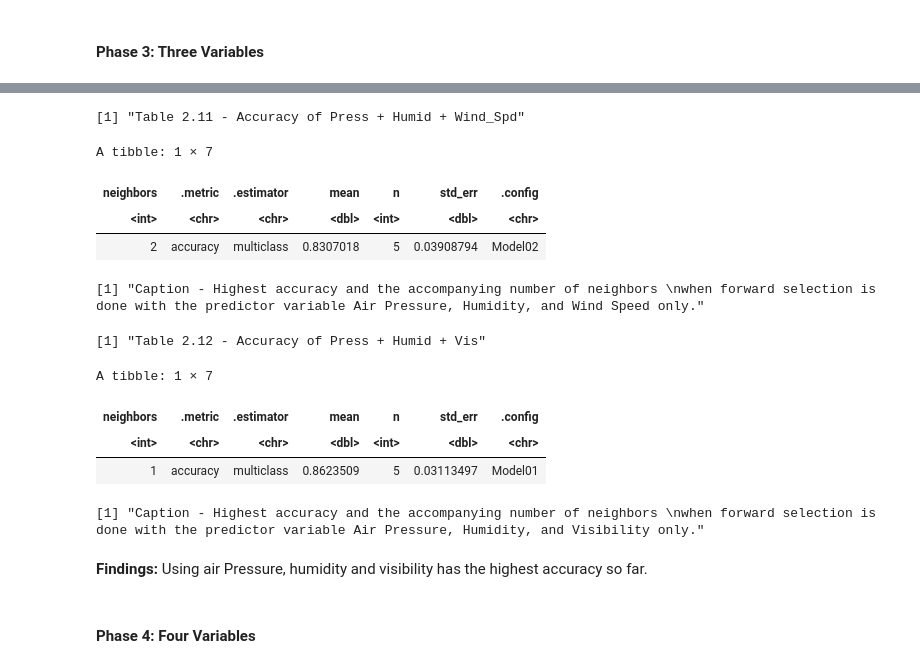
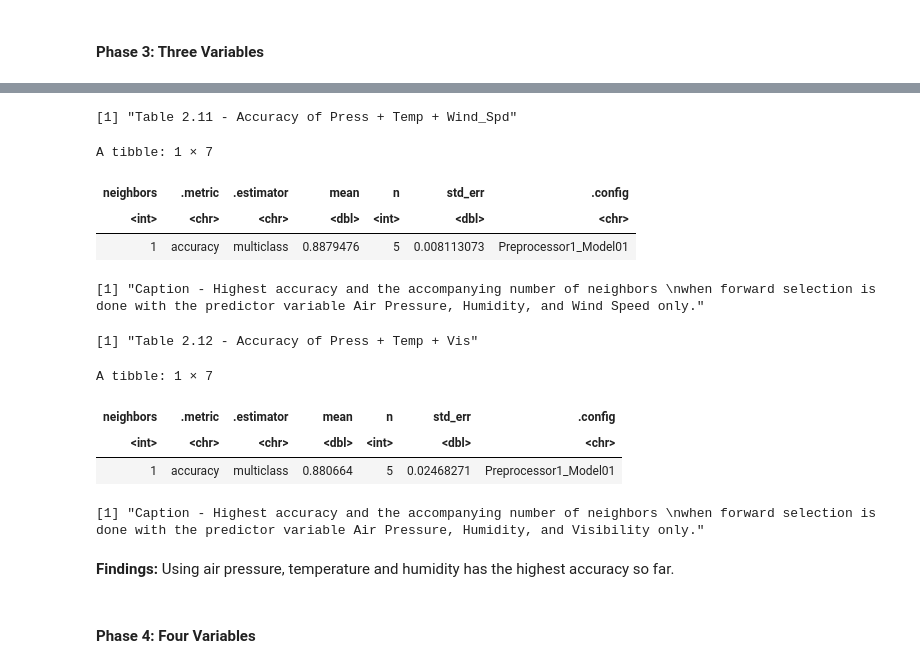
Before and after one commit to hyunseokjg/DSCI100-Group15-Project, a Jupyter notebook: Final_Report.ipynb, the cells around one changed output, grey strips where cells are left out. Saved outputs shown, nothing was run; the diff lists cells and outputs as text; code cells hidden in the pictures.

```diff
--- a/Final_Report.ipynb
+++ b/Final_Report.ipynb
@@ -580,38 +580,38 @@ A tibble: 1 × 7
 # %%
 set.seed(2022)
 
-# Model 2.3 - Air Pressure + Humidity + Wind Speed
-wind3_recipe <- recipe(Weather ~ Press + Humid + Wind_Spd, data = upsampled_weather) %>%
+# Model 2.3 - Air Pressure + Temperature + Wind Speed
+wind3_recipe <- recipe(Weather ~ Press + Temp + Wind_Spd, data = upsampled_weather) %>%
     step_center(all_predictors()) %>%
     step_scale(all_predictors())
 
 wind3_fit <- workflow() %>%
     add_recipe(wind3_recipe) %>%
     add_model(weather_knn) %>%
     tune_grid(resamples = weather_vfold, grid = k_grid) %>%
     collect_metrics()
 
 wind3_accuracy <- wind3_fit %>%
     filter(.metric == "accuracy") %>%
     arrange(-mean) %>%
     slice(1)
 
-paste("Table 2.11 - Accuracy of Press + Humid + Wind_Spd")
+paste("Table 2.11 - Accuracy of Press + Temp + Wind_Spd")
 wind3_accuracy
 paste("Caption - Highest accuracy and the accompanying number of neighbors
 when forward selection is done with the predictor variable Air Pressure, Humidity, and Wind Speed only.")
 # %% [output]
-[1] "Table 2.11 - Accuracy of Press + Humid + Wind_Spd"
+[1] "Table 2.11 - Accuracy of Press + Temp + Wind_Spd"
 A tibble: 1 × 7
 | neighbors | .metric | .estimator | mean | n | std_err | .config |
 | <int> | <chr> | <chr> | <dbl> | <int> | <dbl> | <chr> |
-| 2 | accuracy | multiclass | 0.8307018 | 5 | 0.03908794 | Model02 |
+| 1 | accuracy | multiclass | 0.8879476 | 5 | 0.008113073 | Preprocessor1_Model01 |
 [1] "Caption - Highest accuracy and the accompanying number of neighbors \nwhen forward selection is done with the predictor variable Air Pressure, Humidity, and Wind Speed only."
 # %%
 set.seed(2022)
 
-# Model 3.3 - Air Pressure + Humidity + Visibility
-vis3_recipe <- recipe(Weather ~ Press + Humid + Vis, data = upsampled_weather) %>%
+# Model 3.3 - Air Pressure + Temp + Visibility
+vis3_recipe <- recipe(Weather ~ Press + Temp + Vis, data = upsampled_weather) %>%
     step_center(all_predictors()) %>%
     step_scale(all_predictors())
 
@@ -626,19 +626,19 @@ vis3_accuracy <- vis3_fit %>%
     arrange(-mean) %>%
     slice(1)
 
-paste("Table 2.12 - Accuracy of Press + Humid + Vis")
+paste("Table 2.12 - Accuracy of Press + Temp + Vis")
 vis3_accuracy
 paste("Caption - Highest accuracy and the accompanying number of neighbors
 when forward selection is done with the predictor variable Air Pressure, Humidity, and Visibility only.")
 # %% [output]
-[1] "Table 2.12 - Accuracy of Press + Humid + Vis"
+[1] "Table 2.12 - Accuracy of Press + Temp + Vis"
 A tibble: 1 × 7
 | neighbors | .metric | .estimator | mean | n | std_err | .config |
 | <int> | <chr> | <chr> | <dbl> | <int> | <dbl> | <chr> |
-| 1 | accuracy | multiclass | 0.8623509 | 5 | 0.03113497 | Model01 |
+| 1 | accuracy | multiclass | 0.880664 | 5 | 0.02468271 | Preprocessor1_Model01 |
 [1] "Caption - Highest accuracy and the accompanying number of neighbors \nwhen forward selection is done with the predictor variable Air Pressure, Humidity, and Visibility only."
 # %% [markdown]
-**Findings:** Using air Pressure, humidity and visibility has the highest accuracy so far.
+**Findings:** Using air pressure, temperature and humidity has the highest accuracy so far.
 # %% [markdown]
 #### Phase 4: Four Variables
 # %%
```
Also changed, not shown: parts of 5 cells of this notebook.
